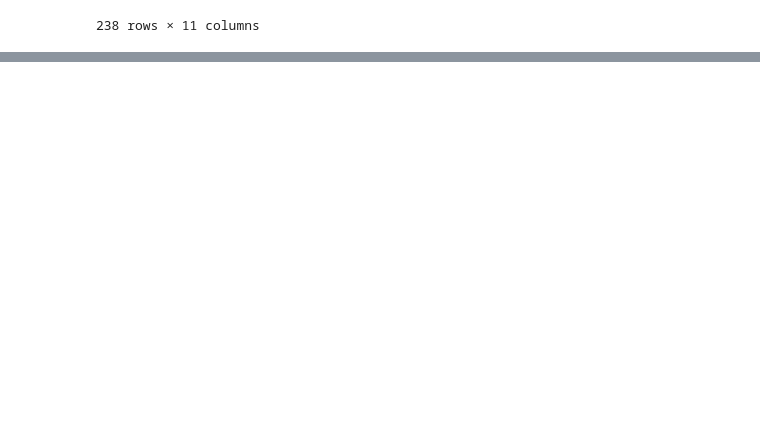
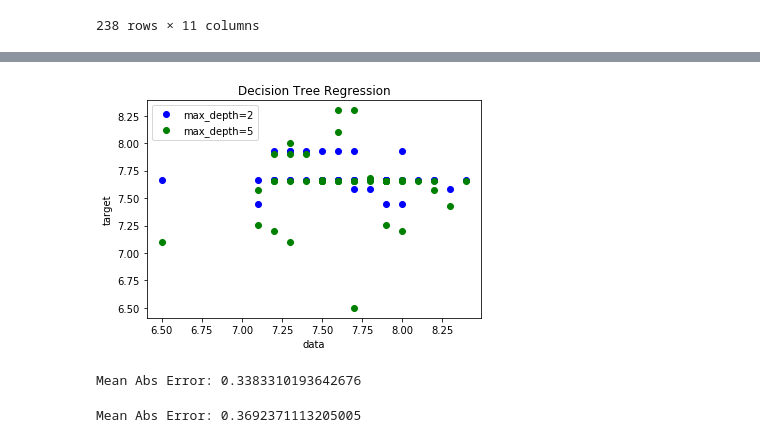
Before and after one commit to Domyy95/CDA, a Jupyter notebook: Model.ipynb, the cells around one changed output, grey strips where cells are left out. Saved outputs shown, nothing was run; the diff lists cells and outputs as text; code cells hidden in the pictures; blank space fills up the shorter version.

```diff
--- a/Model.ipynb
+++ b/Model.ipynb
@@ -57,0 +87,28 @@ data[['Media Expediente','Media PAU','NumBib 2 km','NumBib 5 km','NumBib 8 km','
+# %%
+from sklearn.tree import DecisionTreeRegressor
+regr_1 = DecisionTreeRegressor(max_depth=2)
+regr_2 = DecisionTreeRegressor(max_depth=5)
+regr_1.fit(X_train,Y_train)
+regr_2.fit(X_train,Y_train)
+
+y1 = regr_1.predict(Y_test)
+y2 = regr_2.predict(Y_test)
+# %%
+plt.plot(test[['Media Expediente']], y1, 'bo',color="blue",
+         label="max_depth=2", linewidth=2)
+plt.plot(test[['Media Expediente']], y2,'bo', color="green", label="max_depth=5", linewidth=2)
+plt.xlabel("data")
+plt.ylabel("target")
+plt.title("Decision Tree Regression")
+plt.legend()
+plt.show()
+# %% [output]
+[figure, added]
+# %%
+print('Mean Abs Error: ' + str(sklearn.metrics.mean_absolute_error(test[['Media Expediente']], y1)))
+# %% [output]
+Mean Abs Error: 0.3383310193642676
+# %%
+print('Mean Abs Error: ' + str(sklearn.metrics.mean_absolute_error(test[['Media Expediente']], y2)))
+# %% [output]
+Mean Abs Error: 0.3692371113205005
```
Also changed, not shown: parts of 4 cells of this notebook.
